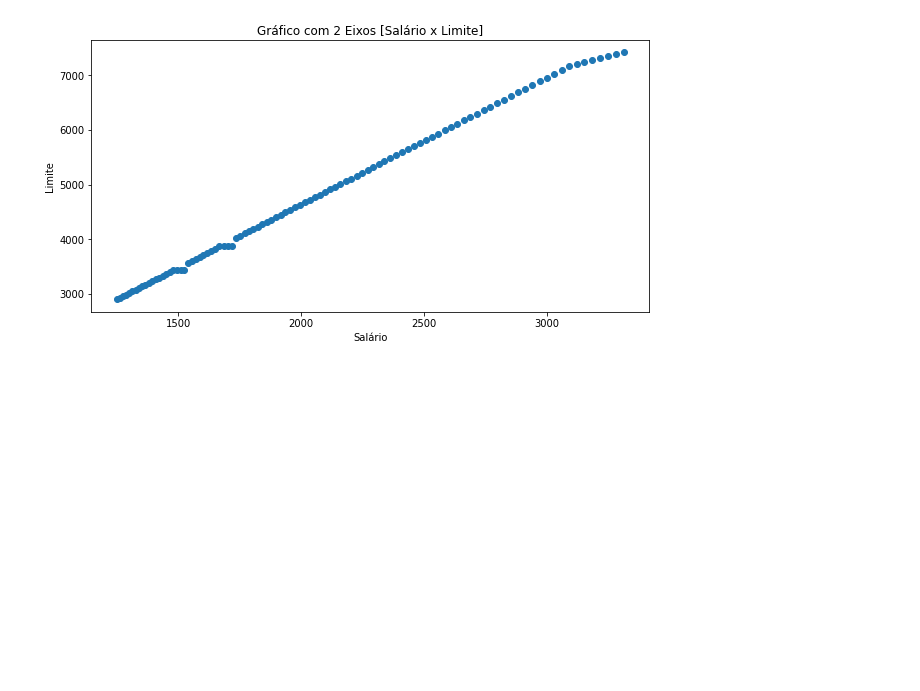
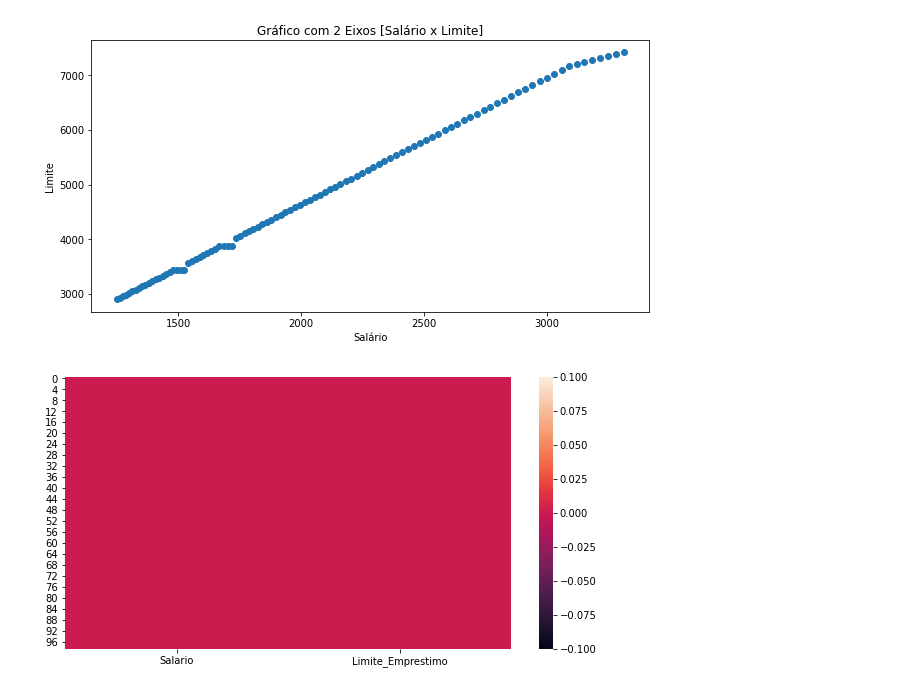
Before and after one commit to reinaldosantana89/Aplica-o-Web-Gerenciamento-Financeiro, a Jupyter notebook: ML_Regressao_Linear.ipynb, the cells around one changed output. Drawn from its saved outputs; the diff is of its cells as text; code cells hidden in the pictures; blank space fills up the shorter version.

```diff
--- a/ML_Regressao_Linear.ipynb
+++ b/ML_Regressao_Linear.ipynb
@@ -122,3 +122,8 @@ plt.ylabel('Limite')
 # %% [output]
 Text(0, 0.5, 'Limite')
 [figure]
+# %%
+plt.figure( figsize=(10,5))
+sns.heatmap( Base_Dados.isnull() );
+# %% [output]
+[figure, added]
```
Also changed, not shown: parts of 3 cells of this notebook.
